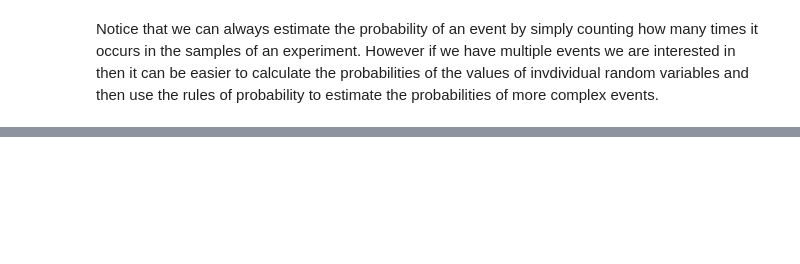
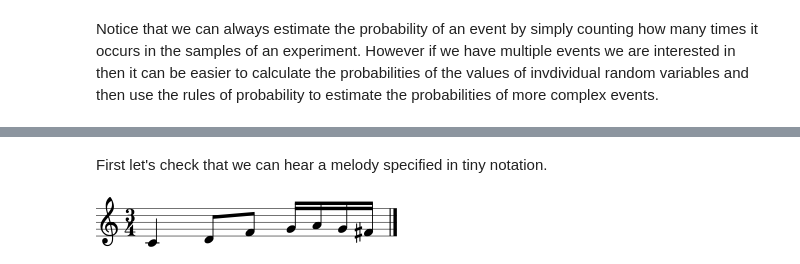
Before and after one commit to gtzan/mir_book, a Jupyter notebook: RandomVariables.ipynb, the cells around one changed output, grey strips where cells are left out. Saved outputs shown, nothing was run; the diff lists cells and outputs as text; code cells hidden in the pictures; blank space fills up the shorter version.

```diff
--- a/RandomVariables.ipynb
+++ b/RandomVariables.ipynb
@@ -206,0 +113,12 @@ ipd.Audio(data,rate=framerate)
+# %% [markdown]
+First let's check that we can hear a melody specified in tiny notation.
+# %%
+import music21 as m21
+from music21 import midi
+
+littleMelody = m21.converter.parse("tinynotation: 3/4 c4 d8 f g16 a g f#")
+sp = midi.realtime.StreamPlayer(littleMelody)
+littleMelody.show()
+sp.play()
+# %% [output]
+[figure, added]
```
Also changed, not shown: parts of 27 cells of this notebook, 2 other files.
